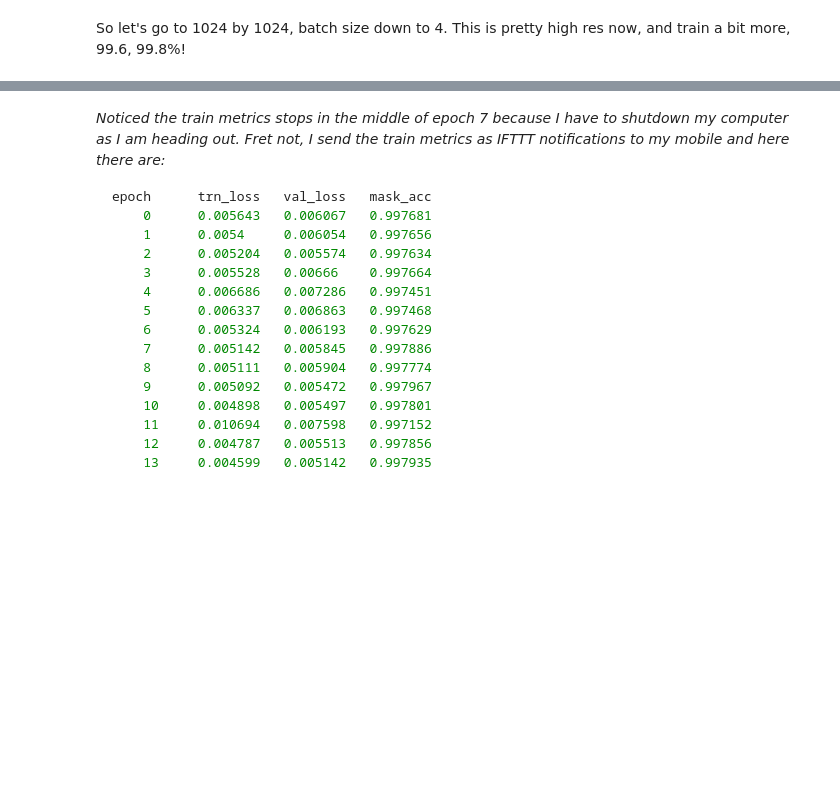
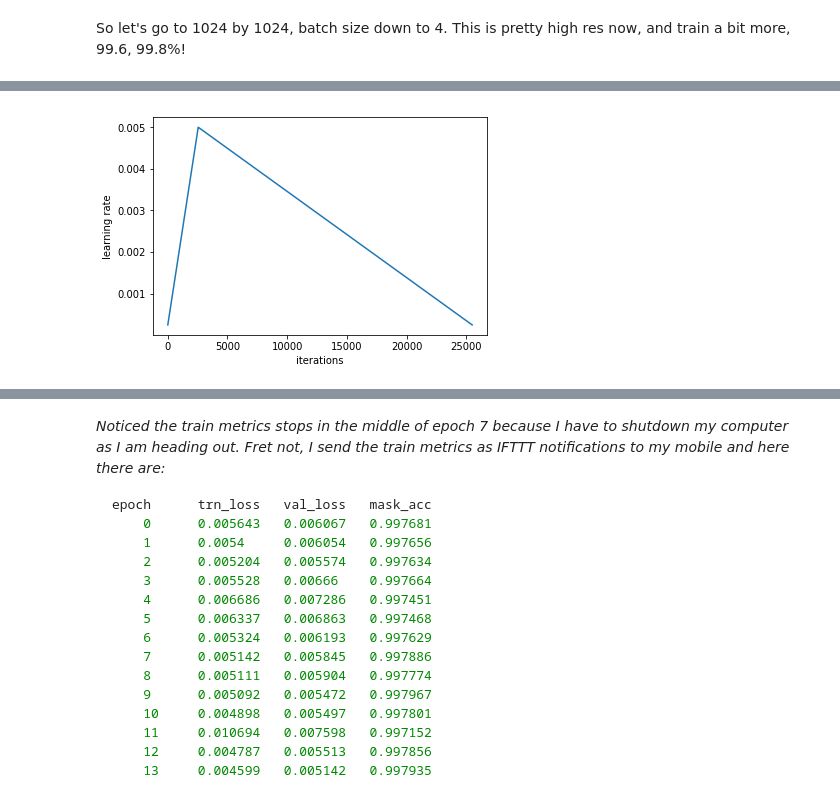
Before and after one commit to Sundragon1993/fastai, a Jupyter notebook: courses/dl2/carvana.ipynb, the cells around one changed output, grey strips where cells are left out. Cells and saved outputs as stored; diff of their text form; code cells hidden in the pictures; blank space fills up the shorter version.

```diff
--- a/courses/dl2/carvana.ipynb
+++ b/courses/dl2/carvana.ipynb
@@ -712,0 +772,4 @@ lrs = np.array([lr / 100, lr / 10, lr]) / 8
+# %%
+learn.sched.plot_lr()
+# %% [output]
+[figure, added]
```
Also changed, not shown: parts of 24 cells of this notebook.
